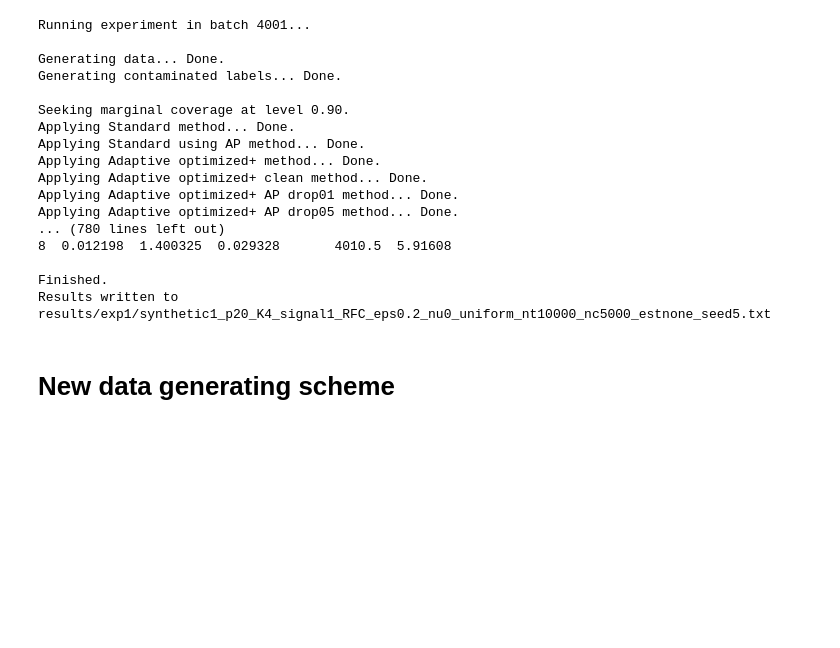
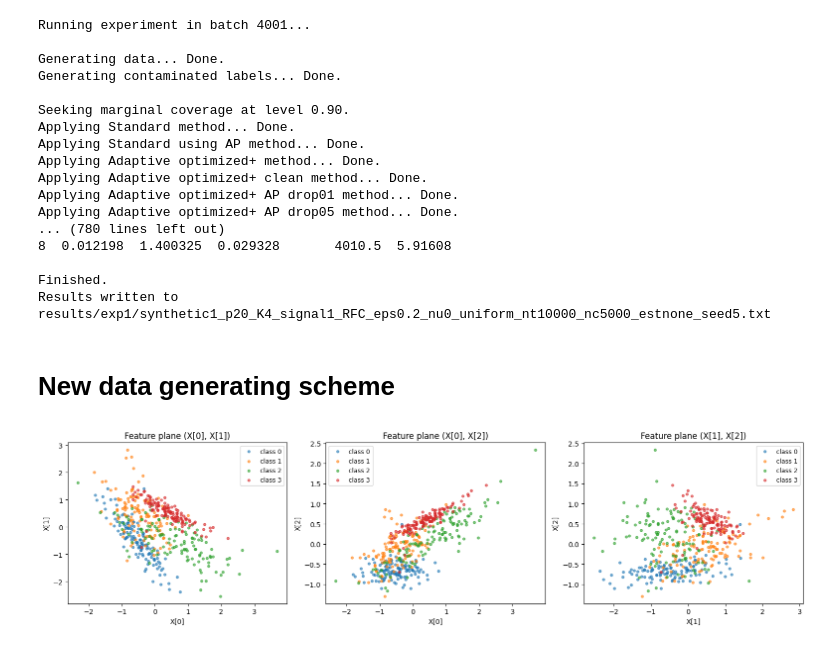
Before and after one commit to tbortolotti/marginal-noise-adaptive-conformal, a Jupyter notebook: experiments/exp_ap_nb.ipynb, the cells around one changed output. Drawn from its saved outputs; the diff is of its cells as text; code cells hidden in the pictures; blank space fills up the shorter version.

```diff
--- a/experiments/exp_ap_nb.ipynb
+++ b/experiments/exp_ap_nb.ipynb
@@ -446,0 +465,47 @@ else:
+# %%
+X, Y = make_classification(n_samples=500, n_classes=4,
+                           n_clusters_per_class=1,
+                           n_features=4, n_informative=2,
+                           class_sep=0.5, random_state=1)
+Y = Y.astype(np.int32)
+# %%
+pairs=[(0,1), (0,2), (1,2)]
+
+# Grid layout
+ncols = 3
+nrows = 1
+classes = np.unique(Y)
+
+fig, axes = plt.subplots(nrows, ncols, figsize=(5.2 * ncols, 4.2 * nrows), squeeze=False)
+
+# Use a categorical colormap (no hand-picked colors; matplotlib assigns from cmap)
+cmap = plt.get_cmap("tab10")  # good for up to ~10 classes (you have 4)
+
+for ax_idx, (i, j) in enumerate(pairs):
+    r, c = divmod(ax_idx, ncols)
+    ax = axes[r, c]
+
+    # Plot class-by-class to get a clean legend
+    for k in classes:
+        idx = (Y == k)
+        ax.scatter(
+            X[idx, i], X[idx, j],
+            s=12, alpha=0.6,
+            color=cmap(int(k) % 10),
+            label=f"class {int(k)}"
+        )
+
+    ax.set_xlabel(f"X[{i}]")
+    ax.set_ylabel(f"X[{j}]")
+    ax.set_title(f"Feature plane (X[{i}], X[{j}])")
+    ax.legend(loc="best", fontsize=9, frameon=True)
+
+# Turn off unused subplots
+for ax_idx in range(3, nrows * ncols):
+    r, c = divmod(ax_idx, ncols)
+    axes[r, c].axis("off")
+
+plt.tight_layout()
+plt.show()
+# %% [output]
+[figure, added]
```
Also changed, not shown: parts of 15 cells of this notebook, 5 other files.
